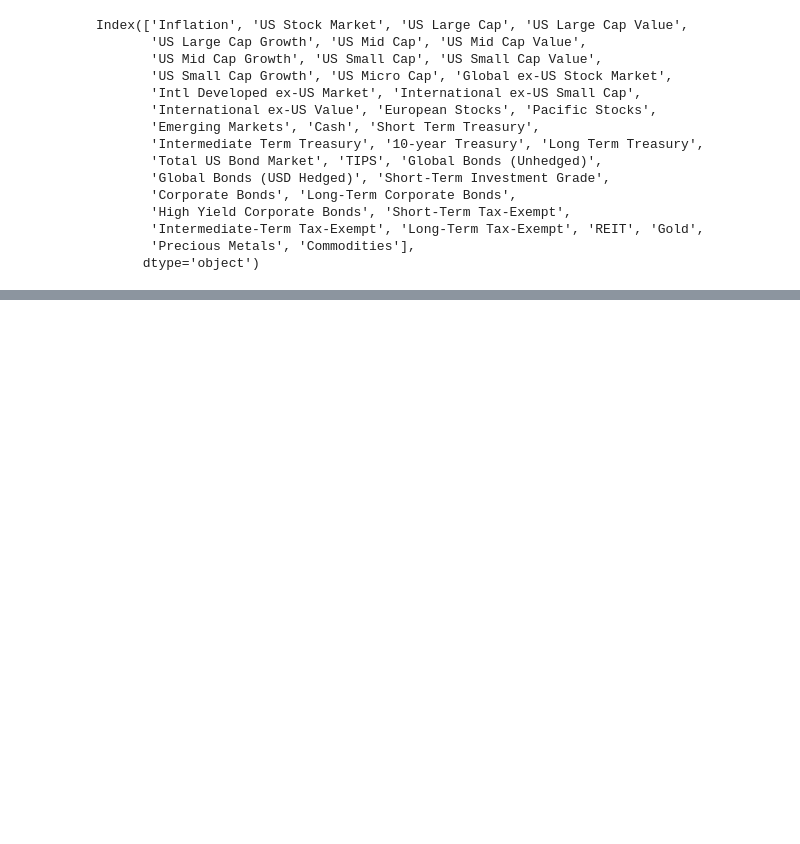
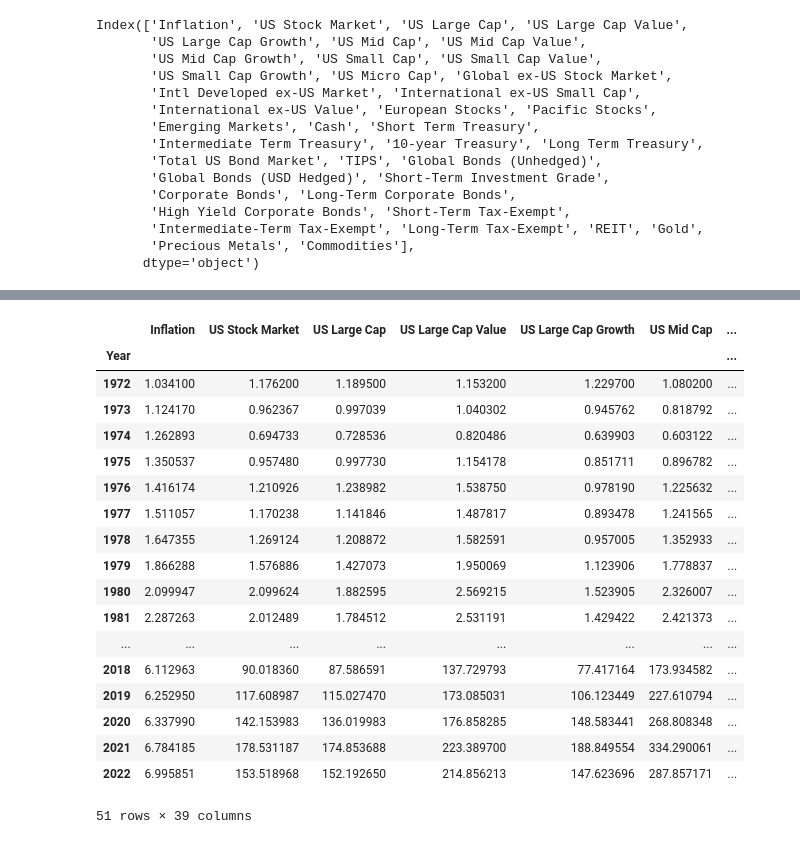
Before and after one commit to dbogatic/market_valuation, a Jupyter notebook: asset_class_returns.ipynb, the cells around one changed output, grey strips where cells are left out. Saved outputs shown, nothing was run; the diff lists cells and outputs as text; code cells hidden in the pictures; blank space fills up the shorter version.

```diff
--- a/asset_class_returns.ipynb
+++ b/asset_class_returns.ipynb
@@ -80,0 +81,22 @@ cum_ret[['US Large Cap Growth','US Large Cap Value','US Mid Cap Growth','US Mid
+# %%
+cum_ret
+# %% [output]
+|  | Inflation | US Stock Market | US Large Cap | US Large Cap Value | US Large Cap Growth | US Mid Cap | ... |
+| Year |  |  |  |  |  |  | ... |
+| 1972 | 1.034100 | 1.176200 | 1.189500 | 1.153200 | 1.229700 | 1.080200 | ... |
+| 1973 | 1.124170 | 0.962367 | 0.997039 | 1.040302 | 0.945762 | 0.818792 | ... |
+| 1974 | 1.262893 | 0.694733 | 0.728536 | 0.820486 | 0.639903 | 0.603122 | ... |
+| 1975 | 1.350537 | 0.957480 | 0.997730 | 1.154178 | 0.851711 | 0.896782 | ... |
+| 1976 | 1.416174 | 1.210926 | 1.238982 | 1.538750 | 0.978190 | 1.225632 | ... |
+| 1977 | 1.511057 | 1.170238 | 1.141846 | 1.487817 | 0.893478 | 1.241565 | ... |
+| 1978 | 1.647355 | 1.269124 | 1.208872 | 1.582591 | 0.957005 | 1.352933 | ... |
+| 1979 | 1.866288 | 1.576886 | 1.427073 | 1.950069 | 1.123906 | 1.778837 | ... |
+| 1980 | 2.099947 | 2.099624 | 1.882595 | 2.569215 | 1.523905 | 2.326007 | ... |
+| 1981 | 2.287263 | 2.012489 | 1.784512 | 2.531191 | 1.429422 | 2.421373 | ... |
+| ... | ... | ... | ... | ... | ... | ... | ... |
+| 2018 | 6.112963 | 90.018360 | 87.586591 | 137.729793 | 77.417164 | 173.934582 | ... |
+| 2019 | 6.252950 | 117.608987 | 115.027470 | 173.085031 | 106.123449 | 227.610794 | ... |
+| 2020 | 6.337990 | 142.153983 | 136.019983 | 176.858285 | 148.583441 | 268.808348 | ... |
+| 2021 | 6.784185 | 178.531187 | 174.853688 | 223.389700 | 188.849554 | 334.290061 | ... |
+| 2022 | 6.995851 | 153.518968 | 152.192650 | 214.856213 | 147.623696 | 287.857171 | ... |
+51 rows × 39 columns
```
Also changed, not shown: parts of 1 cell of this notebook.
